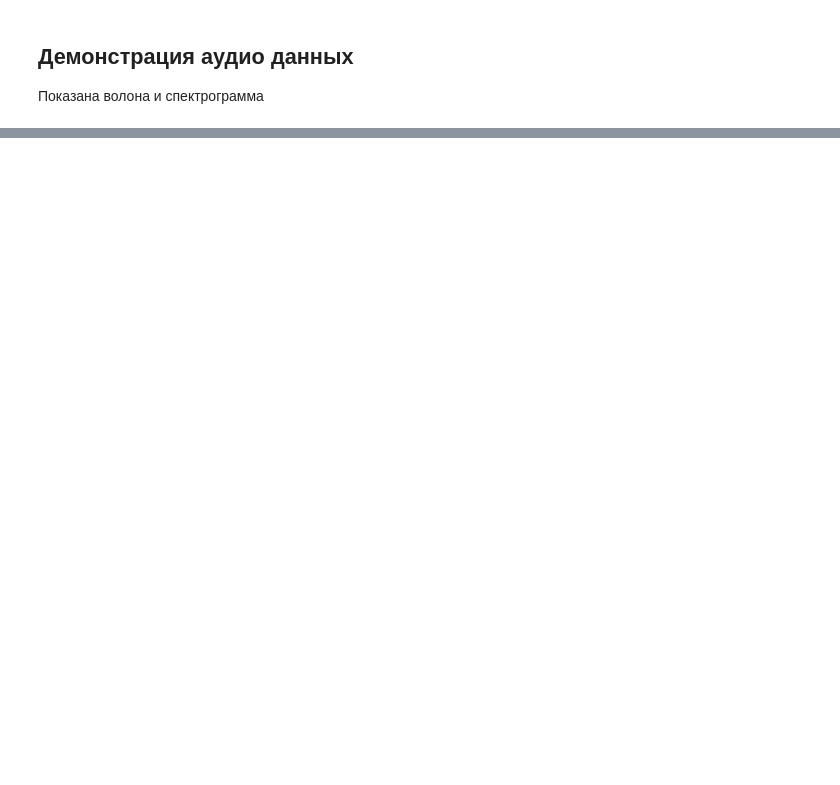
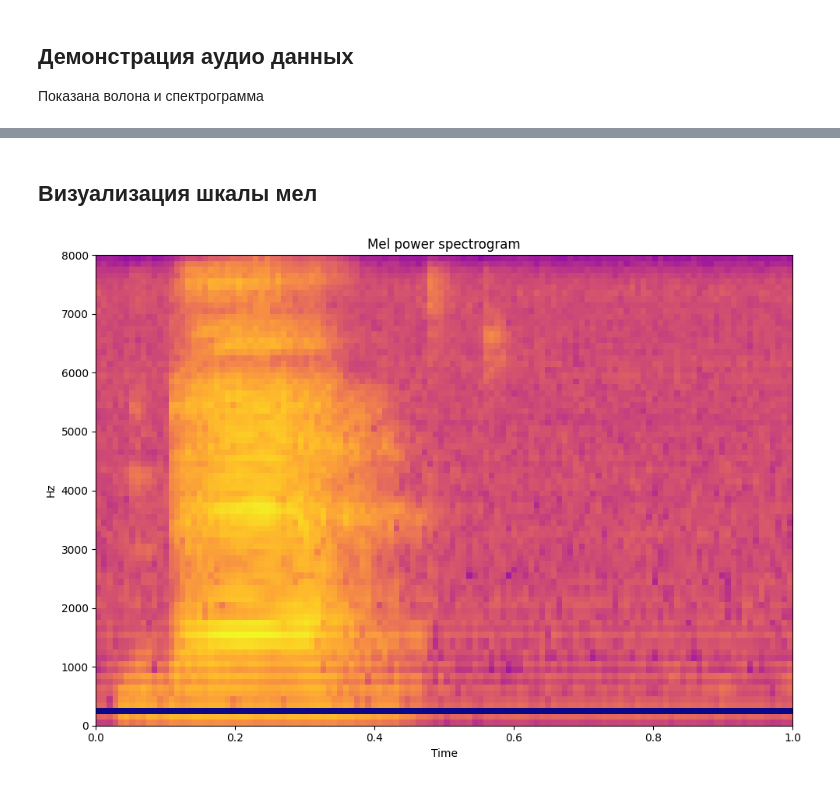
Before and after one commit to nepridumalnik/Jupyter-Notebooks, a Jupyter notebook: speech_recognizer/SpeechRecognizer.ipynb, the cells around one changed output, grey strips where cells are left out. Cells and saved outputs as stored; diff of their text form; code cells hidden in the pictures; blank space fills up the shorter version.

```diff
--- a/speech_recognizer/SpeechRecognizer.ipynb
+++ b/speech_recognizer/SpeechRecognizer.ipynb
@@ -143,0 +150,41 @@ plot.tight_layout()
+# %%
+num_spectrogram_bins = stfts.shape[-1]
+lower_edge_hertz = 80.0
+upper_edge_hertz = 8000.0
+num_mel_bins = 80
+
+linear_to_mel_weight_matrix = tf.signal.linear_to_mel_weight_matrix(
+    num_mel_bins,
+    num_spectrogram_bins,
+    sample_rate,
+    lower_edge_hertz,
+    upper_edge_hertz
+)
+
+mel_power_spectrogram = tf.tensordot(spectrogram, linear_to_mel_weight_matrix, 1)
+mel_power_spectrogram.set_shape(
+    spectrogram.shape[:-1].concatenate(linear_to_mel_weight_matrix.shape[-1:])
+)
+
+# Добавляем небольшой эпсилон для смягчения нулевых и околонулевых значений логарифма
+mel_power_spectrogram = tf.math.log(mel_power_spectrogram + 1e-6)
+# %% [markdown]
+## Визуализация шкалы мел
+# %%
+plot = plt.figure(figsize=(10, 7))
+mel_subplot = plot.add_subplot(111)
+mel_subplot.imshow(
+    mel_power_spectrogram.numpy().T,
+    aspect="auto",
+    origin="lower",
+    cmap="plasma",
+    extent=[0, 1, 0, upper_edge_hertz]
+)
+
+mel_subplot.set_title("Mel power spectrogram")
+mel_subplot.set_ylabel("Hz")
+mel_subplot.set_xlabel("Time")
+
+plot.tight_layout()
+# %% [output]
+[figure, added]
```
Also changed, not shown: parts of 9 cells of this notebook.
